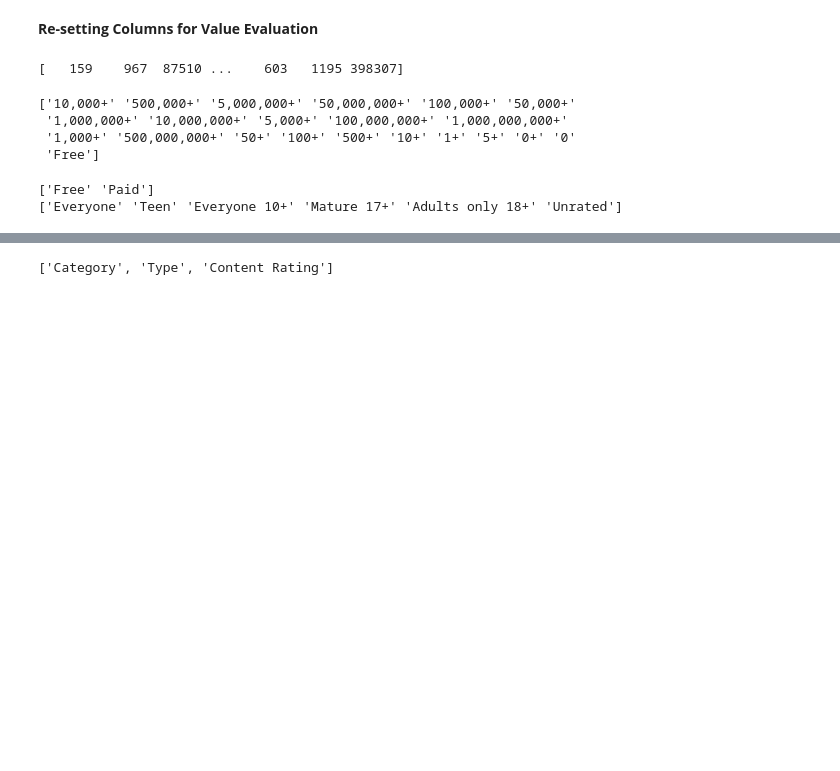
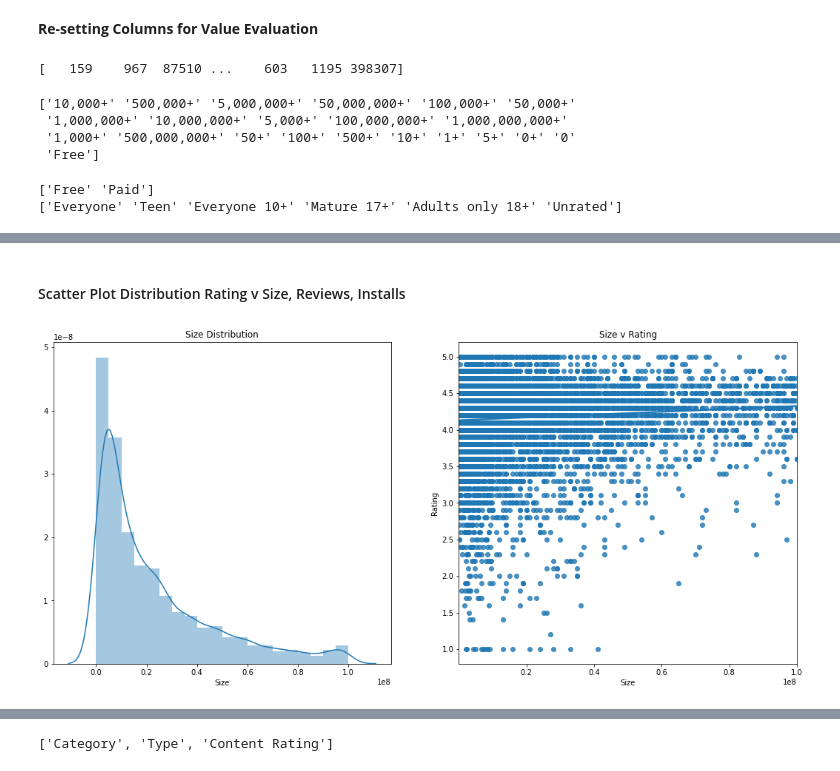
Before and after one commit to cspence001/multi-target_pred, a Jupyter notebook: app_pred/multi_pred.ipynb, the cells around one changed output, grey strips where cells are left out. Drawn from its saved outputs; the diff is of its cells as text; code cells hidden in the pictures; blank space fills up the shorter version.

```diff
--- a/app_pred/multi_pred.ipynb
+++ b/app_pred/multi_pred.ipynb
@@ -382,0 +418,14 @@ print(content_rating)
+# %% [markdown]
+<h4>Scatter Plot Distribution Rating v Size, Reviews, Installs
+# %%
+f,ax=plt.subplots(1,2,figsize=(18,8))
+
+ax[0] = sns.distplot(app_continuous["Size"], bins=20, ax=ax[0])
+ax[0].set_title('Size Distribution')
+ax[0].set_xlabel('Size')
+#f, ax = plt.subplots(figsize=(6, 8))
+ax[1] = sns.regplot(data=app_continuous,x='Size',y='Rating')
+ax[1].set_title("Size v Rating")
+plt.show()
+# %% [output]
+[figure, added]
```
Also changed, not shown: parts of 79 cells of this notebook, 2 other files.
